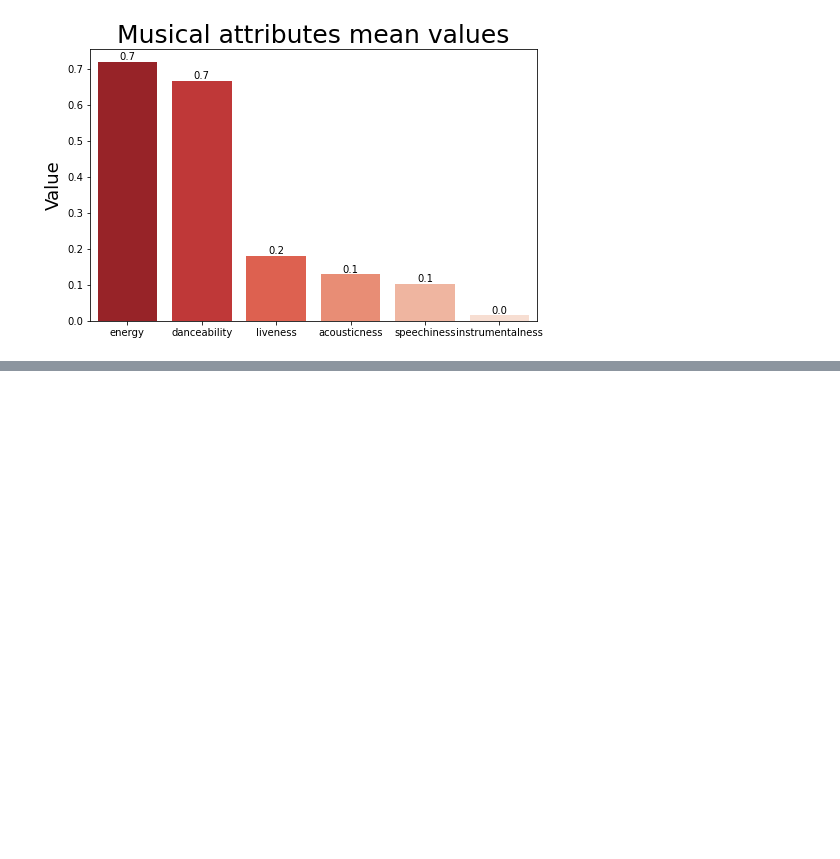
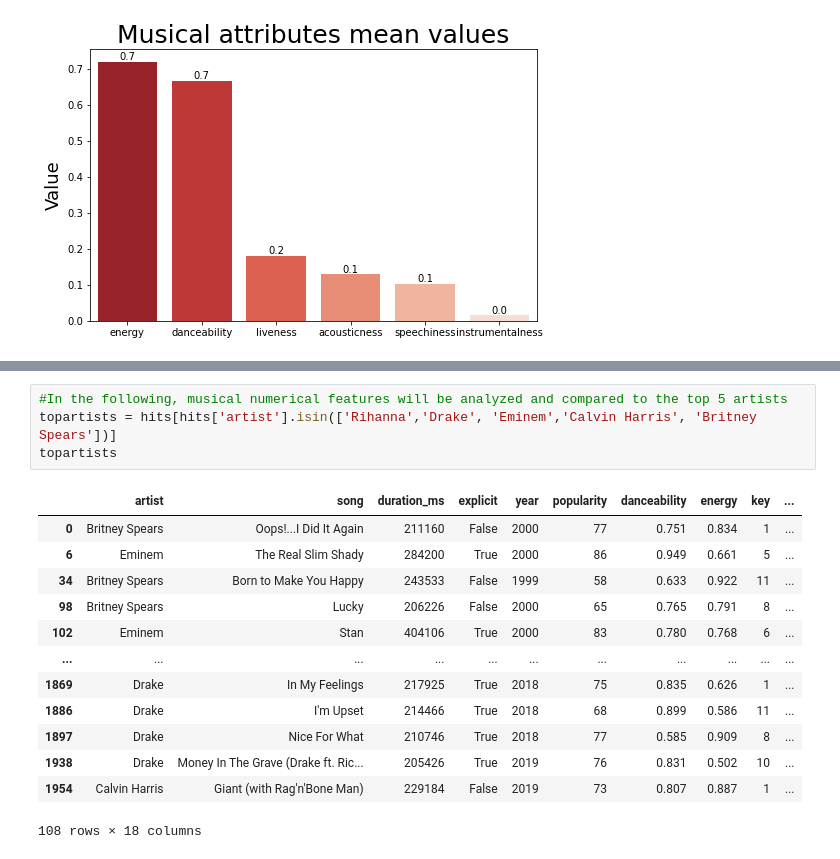
Before and after one commit to FZambujal/DAUCD, a Jupyter notebook: Popular Songs.ipynb, the cells around one changed output, grey strips where cells are left out. Drawn from its saved outputs; the diff is of its cells as text; blank space fills up the shorter version.

```diff
--- a/Popular Songs.ipynb
+++ b/Popular Songs.ipynb
@@ -238,0 +224,18 @@ Name: song, Length: 835, dtype: int64
+# %%
+#In the following, musical numerical features will be analyzed and compared to the top 5 artists
+topartists = hits[hits['artist'].isin(['Rihanna','Drake', 'Eminem','Calvin Harris', 'Britney Spears'])]
+topartists
+# %% [output]
+|  | artist | song | duration_ms | explicit | year | popularity | danceability | energy | key | ... |
+| 0 | Britney Spears | Oops!...I Did It Again | 211160 | False | 2000 | 77 | 0.751 | 0.834 | 1 | ... |
+| 6 | Eminem | The Real Slim Shady | 284200 | True | 2000 | 86 | 0.949 | 0.661 | 5 | ... |
+| 34 | Britney Spears | Born to Make You Happy | 243533 | False | 1999 | 58 | 0.633 | 0.922 | 11 | ... |
+| 98 | Britney Spears | Lucky | 206226 | False | 2000 | 65 | 0.765 | 0.791 | 8 | ... |
+| 102 | Eminem | Stan | 404106 | True | 2000 | 83 | 0.780 | 0.768 | 6 | ... |
+| ... | ... | ... | ... | ... | ... | ... | ... | ... | ... | ... |
+| 1869 | Drake | In My Feelings | 217925 | True | 2018 | 75 | 0.835 | 0.626 | 1 | ... |
+| 1886 | Drake | I'm Upset | 214466 | True | 2018 | 68 | 0.899 | 0.586 | 11 | ... |
+| 1897 | Drake | Nice For What | 210746 | True | 2018 | 77 | 0.585 | 0.909 | 8 | ... |
+| 1938 | Drake | Money In The Grave (Drake ft. Ric... | 205426 | True | 2019 | 76 | 0.831 | 0.502 | 10 | ... |
+| 1954 | Calvin Harris | Giant (with Rag'n'Bone Man) | 229184 | False | 2019 | 73 | 0.807 | 0.887 | 1 | ... |
+108 rows × 18 columns
```
Also changed, not shown: parts of 6 cells of this notebook, 3 other files.
